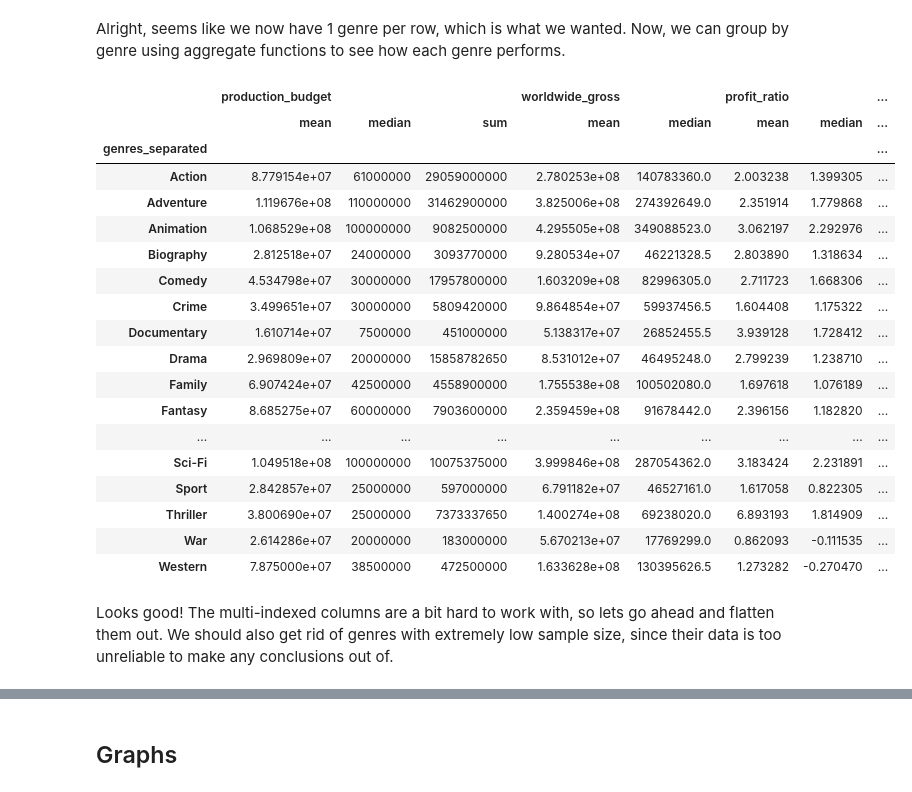
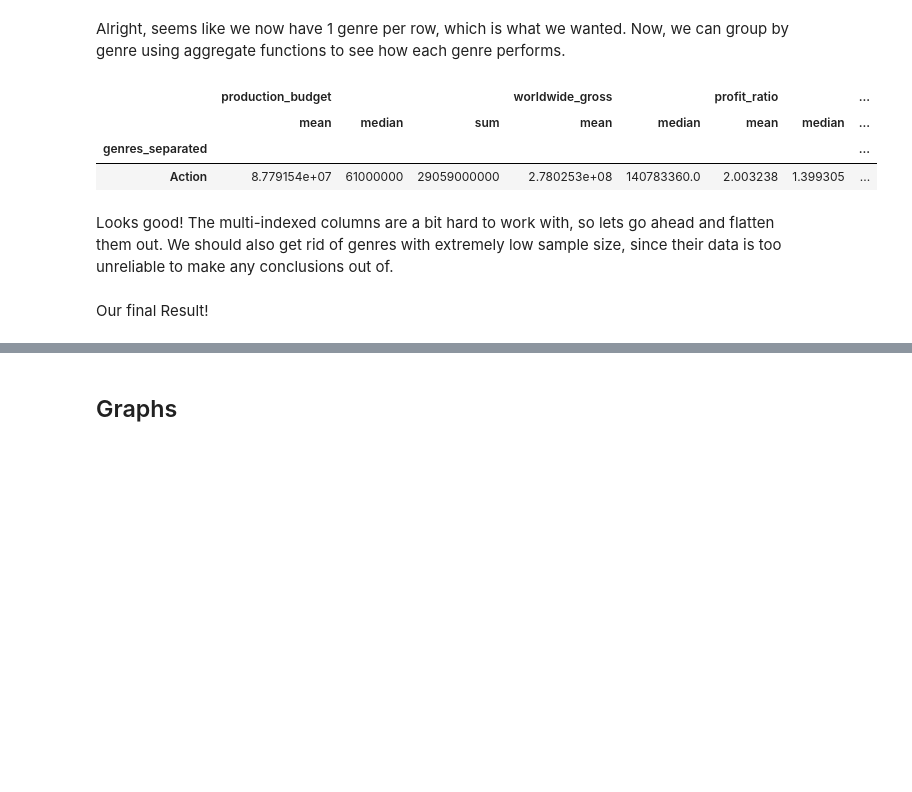
Before and after one commit to doriggs/Semester1Capstone, a Jupyter notebook: student.ipynb, the cells around one changed output, grey strips where cells are left out. Drawn from its saved outputs; the diff is of its cells as text; code cells hidden in the pictures; blank space fills up the shorter version.

```diff
--- a/student.ipynb
+++ b/student.ipynb
@@ -326,28 +326,13 @@ genre_df = imdb_tn_split_df.groupby('genres_separated').agg({
     'movie_id': 'count'
 })
 # %%
-# Take a look at the full dataframe, since it is a small dataset.
-genre_df
+# Take a look peek at the dataframe
+genre_df.head(1)
 # %% [output]
 |  | production_budget |  |  | worldwide_gross |  | profit_ratio |  | ... |
 |  | mean | median | sum | mean | median | mean | median | ... |
 | genres_separated |  |  |  |  |  |  |  | ... |
 | Action | 8.779154e+07 | 61000000 | 29059000000 | 2.780253e+08 | 140783360.0 | 2.003238 | 1.399305 | ... |
-| Adventure | 1.119676e+08 | 110000000 | 31462900000 | 3.825006e+08 | 274392649.0 | 2.351914 | 1.779868 | ... |
-| Animation | 1.068529e+08 | 100000000 | 9082500000 | 4.295505e+08 | 349088523.0 | 3.062197 | 2.292976 | ... |
-| Biography | 2.812518e+07 | 24000000 | 3093770000 | 9.280534e+07 | 46221328.5 | 2.803890 | 1.318634 | ... |
-| Comedy | 4.534798e+07 | 30000000 | 17957800000 | 1.603209e+08 | 82996305.0 | 2.711723 | 1.668306 | ... |
-| Crime | 3.499651e+07 | 30000000 | 5809420000 | 9.864854e+07 | 59937456.5 | 1.604408 | 1.175322 | ... |
-| Documentary | 1.610714e+07 | 7500000 | 451000000 | 5.138317e+07 | 26852455.5 | 3.939128 | 1.728412 | ... |
-| Drama | 2.969809e+07 | 20000000 | 15858782650 | 8.531012e+07 | 46495248.0 | 2.799239 | 1.238710 | ... |
-| Family | 6.907424e+07 | 42500000 | 4558900000 | 1.755538e+08 | 100502080.0 | 1.697618 | 1.076189 | ... |
-| Fantasy | 8.685275e+07 | 60000000 | 7903600000 | 2.359459e+08 | 91678442.0 | 2.396156 | 1.182820 | ... |
-| ... | ... | ... | ... | ... | ... | ... | ... | ... |
-| Sci-Fi | 1.049518e+08 | 100000000 | 10075375000 | 3.999846e+08 | 287054362.0 | 3.183424 | 2.231891 | ... |
-| Sport | 2.842857e+07 | 25000000 | 597000000 | 6.791182e+07 | 46527161.0 | 1.617058 | 0.822305 | ... |
-| Thriller | 3.800690e+07 | 25000000 | 7373337650 | 1.400274e+08 | 69238020.0 | 6.893193 | 1.814909 | ... |
-| War | 2.614286e+07 | 20000000 | 183000000 | 5.670213e+07 | 17769299.0 | 0.862093 | -0.111535 | ... |
-| Western | 7.875000e+07 | 38500000 | 472500000 | 1.633628e+08 | 130395626.5 | 1.273282 | -0.270470 | ... |
 # %% [markdown]
 Looks good! The multi-indexed columns are a bit hard to work with, so lets go ahead and flatten them out. We should also get rid of genres with extremely low sample size, since their data is too unreliable to make any conclusions out of.
 # %%
@@ -368,3 +353,5 @@ genre_df = genre_df[(genre_df.movie_count >= 30)].copy()
 # Divide columns by 1000000 to easily display values in millions
 genre_df['mean_adjusted_worldwide'] = genre_df['mean_adjusted_worldwide'] / 1000000
 genre_df['median_adjusted_worldwide'] = genre_df['median_adjusted_worldwide'] / 1000000
+# %% [markdown]
+Our final Result!
```
Also changed, not shown: parts of 2 cells of this notebook, 1 other file.
